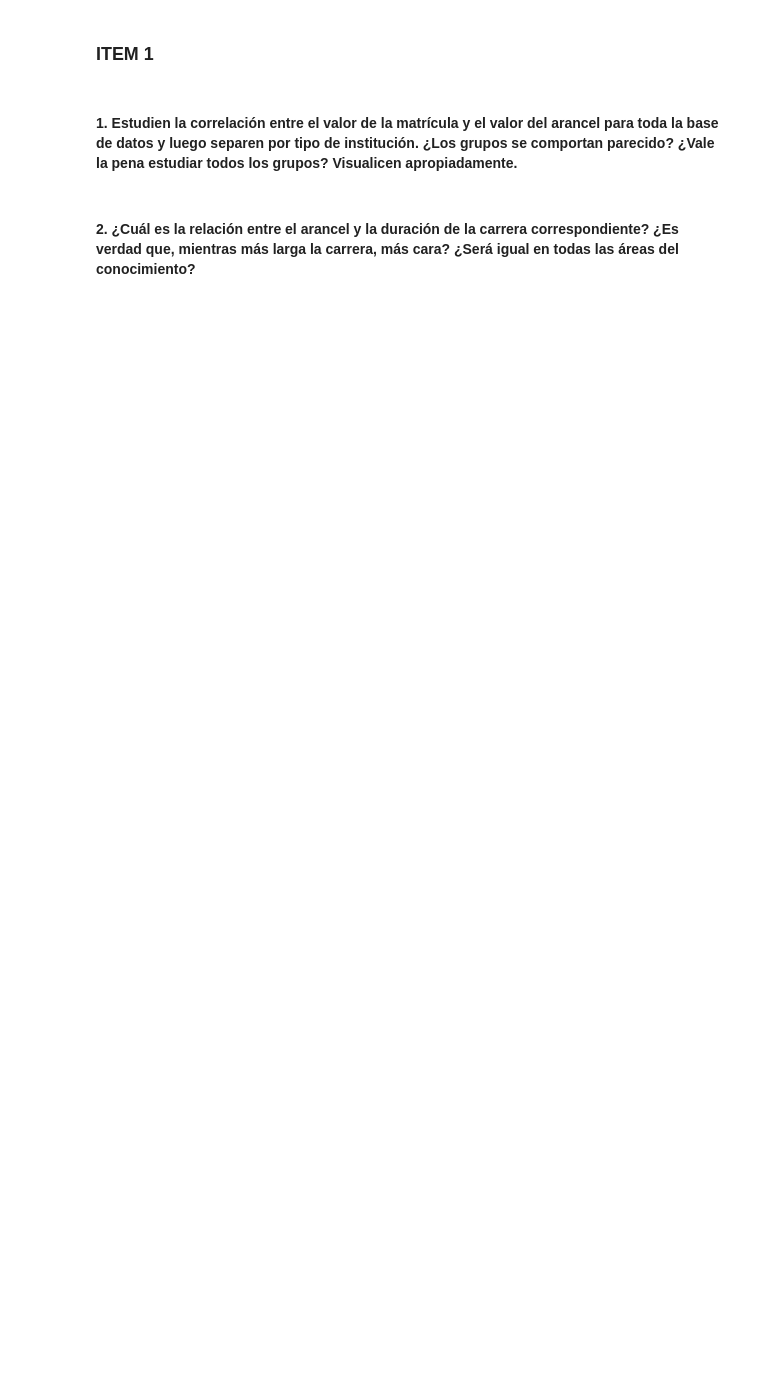
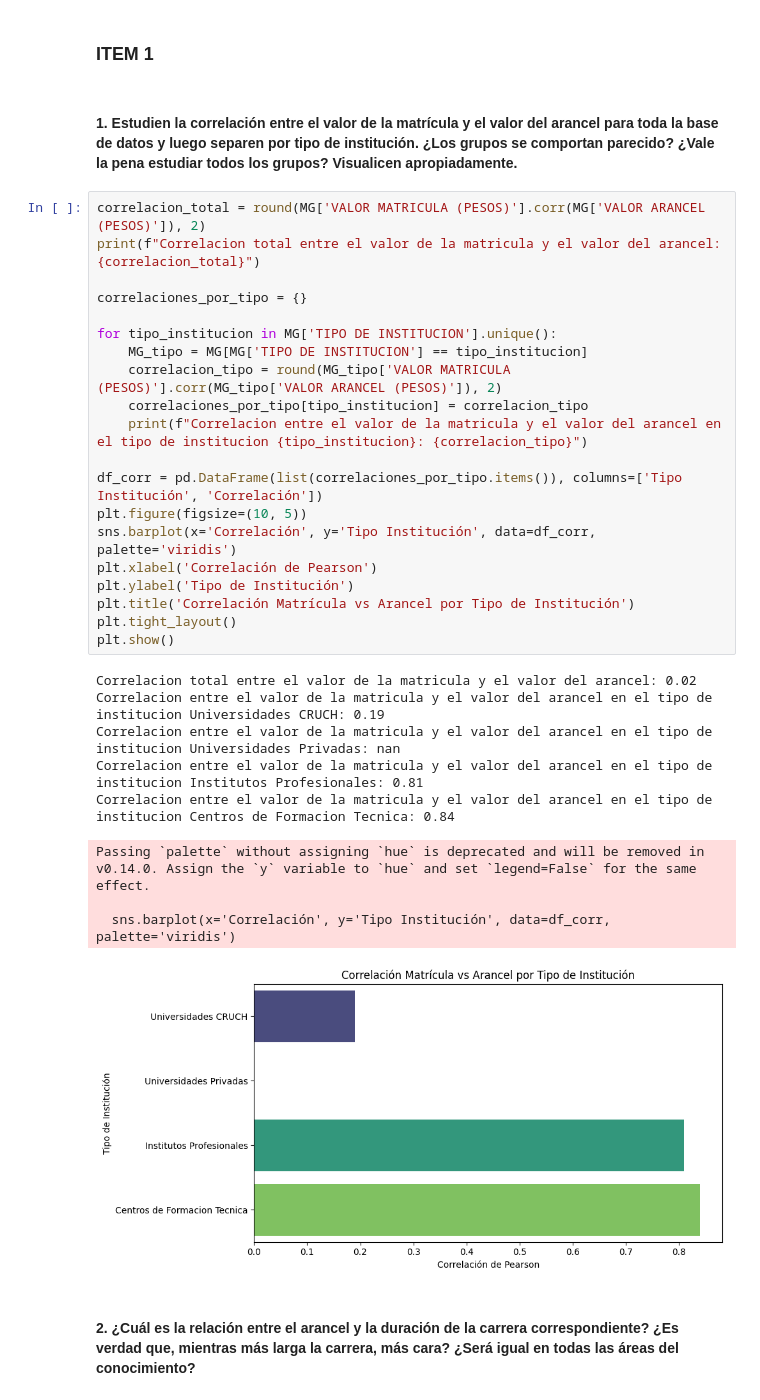
Before and after one commit to KenzoDev1/Estadistica-Trabajo-Practico-2, a Jupyter notebook: HojaRespuesta.ipynb, the cells around one changed output. Drawn from its saved outputs; the diff is of its cells as text; blank space fills up the shorter version.

Commit message:
Item 1 realizado con exito :D

```diff
--- a/HojaRespuesta.ipynb
+++ b/HojaRespuesta.ipynb
@@ -9,5 +11,35 @@ MG = pd.read_excel("16_MATRICULAS_ED_SUPERIOR_MAGALLANES_2021.xlsx")
 ### ITEM 1
 # %% [markdown]
 #### 1. Estudien la correlación entre el valor de la matrícula y el valor del arancel para toda la base de datos y luego separen por tipo de institución. ¿Los grupos se comportan parecido? ¿Vale la pena estudiar todos los grupos? Visualicen apropiadamente.
+# %%
+correlacion_total = round(MG['VALOR MATRICULA (PESOS)'].corr(MG['VALOR ARANCEL (PESOS)']), 2)
+print(f"Correlacion total entre el valor de la matricula y el valor del arancel: {correlacion_total}")
+
+correlaciones_por_tipo = {}
+
+for tipo_institucion in MG['TIPO DE INSTITUCION'].unique():
+    MG_tipo = MG[MG['TIPO DE INSTITUCION'] == tipo_institucion]
+    correlacion_tipo = round(MG_tipo['VALOR MATRICULA (PESOS)'].corr(MG_tipo['VALOR ARANCEL (PESOS)']), 2)
+    correlaciones_por_tipo[tipo_institucion] = correlacion_tipo
+    print(f"Correlacion entre el valor de la matricula y el valor del arancel en el tipo de institucion {tipo_institucion}: {correlacion_tipo}")
+
+df_corr = pd.DataFrame(list(correlaciones_por_tipo.items()), columns=['Tipo Institución', 'Correlación'])
+plt.figure(figsize=(10, 5))
+sns.barplot(x='Correlación', y='Tipo Institución', data=df_corr, palette='viridis')
+plt.xlabel('Correlación de Pearson')
+plt.ylabel('Tipo de Institución')
+plt.title('Correlación Matrícula vs Arancel por Tipo de Institución')
+plt.tight_layout()
+plt.show()
+# %% [output]
+Correlacion total entre el valor de la matricula y el valor del arancel: 0.02
+Correlacion entre el valor de la matricula y el valor del arancel en el tipo de institucion Universidades CRUCH: 0.19
+Correlacion entre el valor de la matricula y el valor del arancel en el tipo de institucion Universidades Privadas: nan
+Correlacion entre el valor de la matricula y el valor del arancel en el tipo de institucion Institutos Profesionales: 0.81
+Correlacion entre el valor de la matricula y el valor del arancel en el tipo de institucion Centros de Formacion Tecnica: 0.84
+Passing `palette` without assigning `hue` is deprecated and will be removed in v0.14.0. Assign the `y` variable to `hue` and set `legend=False` for the same effect.
+
+  sns.barplot(x='Correlación', y='Tipo Institución', data=df_corr, palette='viridis')
+[figure, added]
 # %% [markdown]
 #### 2. ¿Cuál es la relación entre el arancel y la duración de la carrera correspondiente? ¿Es verdad que, mientras más larga la carrera, más cara? ¿Será igual en todas las áreas del conocimiento?
```
Also changed, not shown: parts of 2 cells of this notebook.
